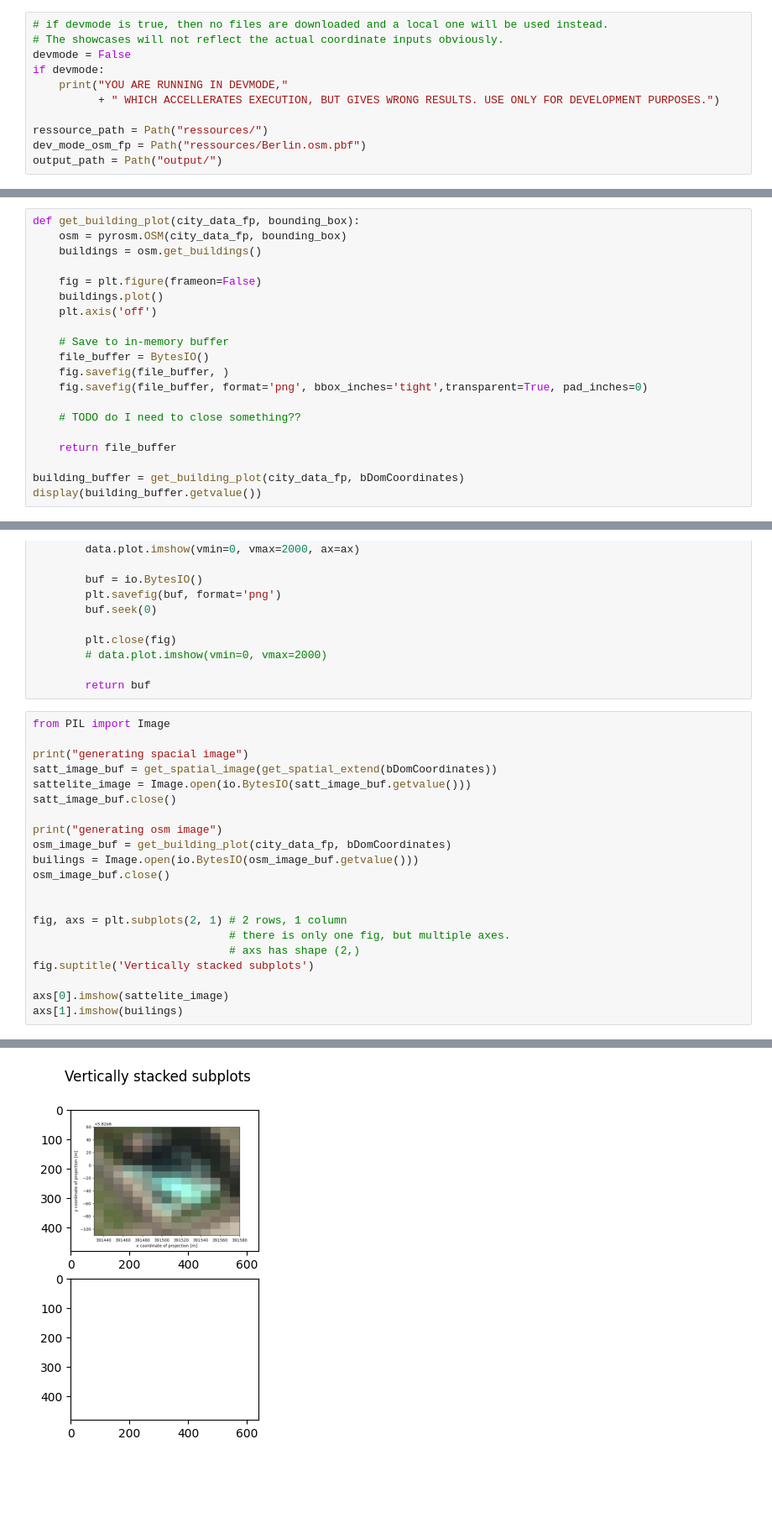
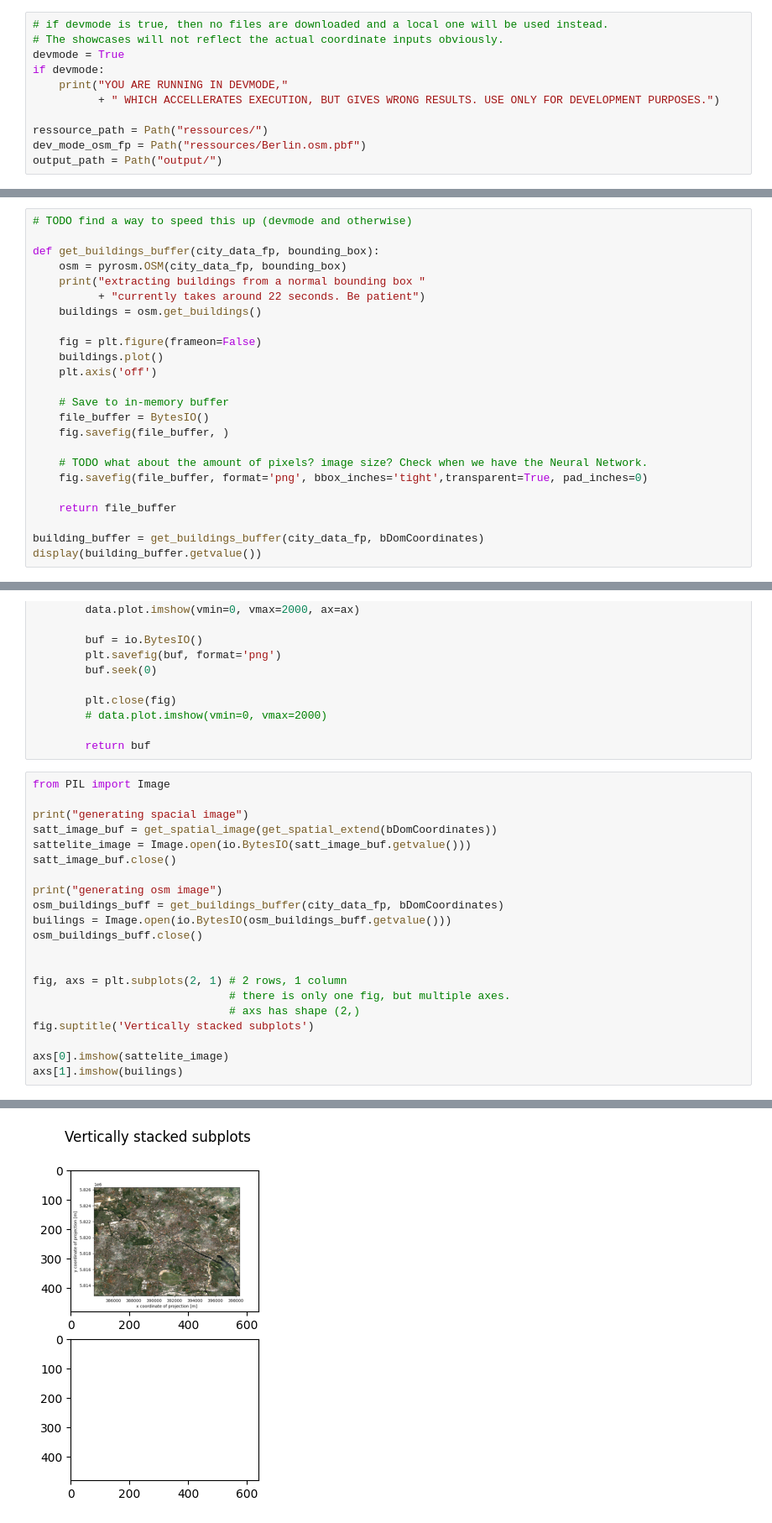
Before and after one commit to philippweinmann/amls, a Jupyter notebook: main.ipynb, the cells around one changed output, grey strips where cells are left out. Shown at 84% size. Drawn from its saved outputs; the diff is of its cells as text; blank space fills up the shorter version.

```diff
--- a/main.ipynb
+++ b/main.ipynb
@@ -20,7 +20,7 @@ from pathlib import Path
 # %%
 # if devmode is true, then no files are downloaded and a local one will be used instead.
 # The showcases will not reflect the actual coordinate inputs obviously.
-devmode = False
+devmode = True
 if devmode:
     print("YOU ARE RUNNING IN DEVMODE,"
           + " WHICH ACCELLERATES EXECUTION, BUT GIVES WRONG RESULTS. USE ONLY FOR DEVELOPMENT PURPOSES.")
@@ -61,6 +63,10 @@ city data saved at:  /tmp/pyrosm/Berlin.osm.pbf
 # %%
-def get_building_plot(city_data_fp, bounding_box):
+# TODO find a way to speed this up (devmode and otherwise)
+
+def get_buildings_buffer(city_data_fp, bounding_box):
     osm = pyrosm.OSM(city_data_fp, bounding_box)
+    print("extracting buildings from a normal bounding box "
+          + "currently takes around 22 seconds. Be patient")
     buildings = osm.get_buildings()
 
     fig = plt.figure(frameon=False)
@@ -70,12 +76,12 @@ def get_building_plot(city_data_fp, bounding_box):
     # Save to in-memory buffer
     file_buffer = BytesIO()
     fig.savefig(file_buffer, )
+
+    # TODO what about the amount of pixels? image size? Check when we have the Neural Network.
     fig.savefig(file_buffer, format='png', bbox_inches='tight',transparent=True, pad_inches=0)
-
-    # TODO do I need to close something??
 
     return file_buffer
 
-building_buffer = get_building_plot(city_data_fp, bDomCoordinates)
+building_buffer = get_buildings_buffer(city_data_fp, bDomCoordinates)
 display(building_buffer.getvalue())
 # %% [output]
@@ -167,9 +174,9 @@ sattelite_image = Image.open(io.BytesIO(satt_image_buf.getvalue()))
 satt_image_buf.close()
 
 print("generating osm image")
-osm_image_buf = get_building_plot(city_data_fp, bDomCoordinates)
-builings = Image.open(io.BytesIO(osm_image_buf.getvalue()))
-osm_image_buf.close()
+osm_buildings_buff = get_buildings_buffer(city_data_fp, bDomCoordinates)
+builings = Image.open(io.BytesIO(osm_buildings_buff.getvalue()))
+osm_buildings_buff.close()
 
 
 fig, axs = plt.subplots(2, 1) # 2 rows, 1 column
@@ -187,4 +193,4 @@ generating osm image
 <matplotlib.image.AxesImage at 0x...>
 <Figure size 640x480 with 0 Axes>
 [figure]
-[figure, old version]
+[figure, new version]
```
Also changed, not shown: parts of 4 cells of this notebook, 1 other file.
